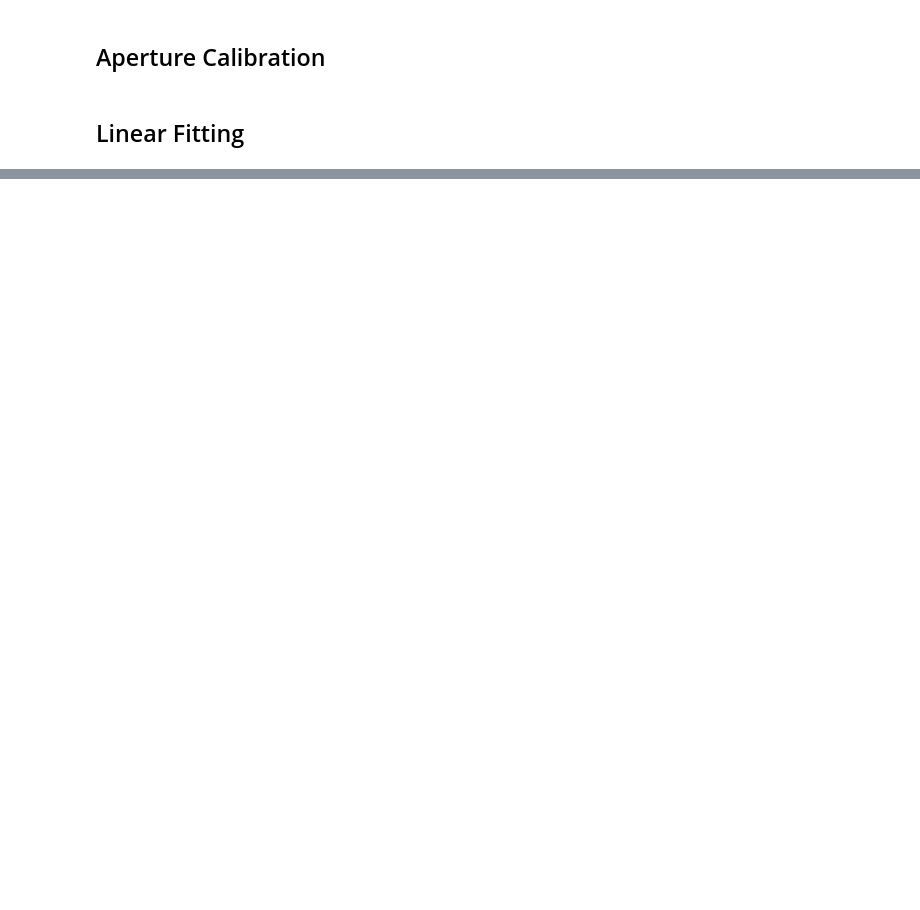
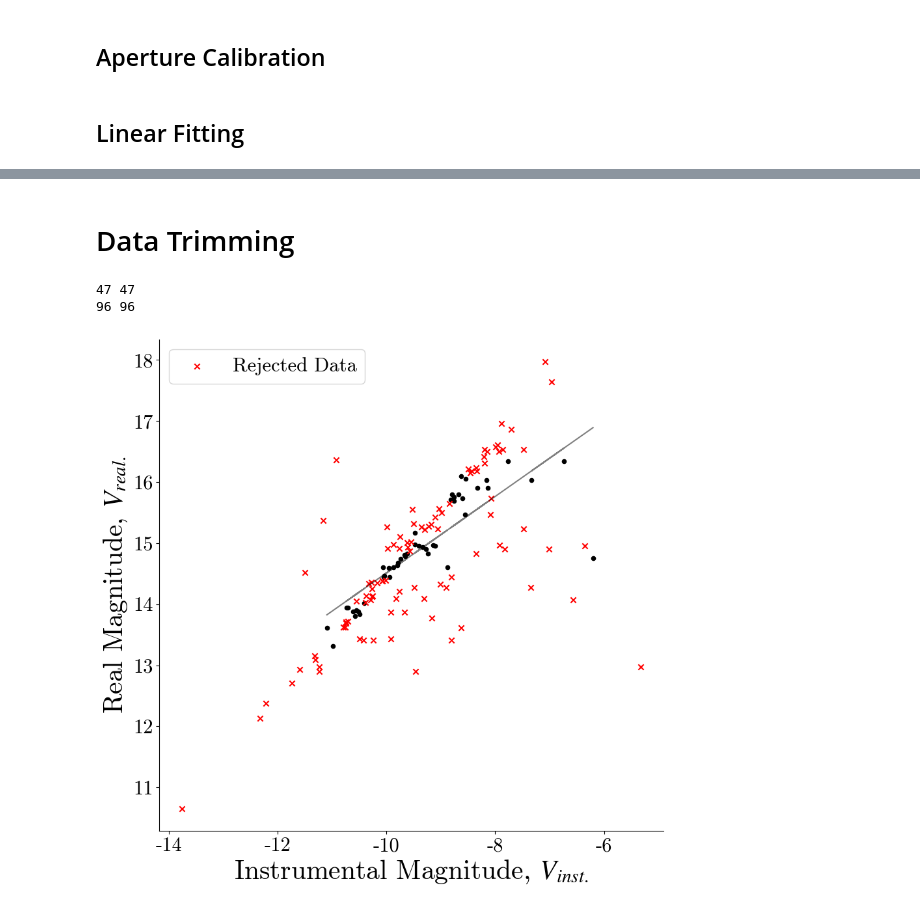
Before and after one commit to OwenJohnsons/Final_Year_Project, a Jupyter notebook: Code/magnitude.calibration.ipynb, the cells around one changed output, grey strips where cells are left out. Saved outputs shown, nothing was run; the diff lists cells and outputs as text; code cells hidden in the pictures; blank space fills up the shorter version.

```diff
--- a/Code/magnitude.calibration.ipynb
+++ b/Code/magnitude.calibration.ipynb
@@ -284,0 +313,66 @@ plt.savefig('calibration_parameters/plots/' + target_name + '.png')
+# %% [markdown]
+# Data Trimming
+# %%
+fake_data_x = obs_mag
+fake_data_y = catalog_mag
+
+limit = .5
+
+num_bin_intervals = 10 # approx number of averaging windows
+window_boundaries = np.linspace(min(fake_data_x),max(fake_data_x),int(len(fake_data_x)/num_bin_intervals)) # window boundaries
+y_good = [] # list to collect the "well-behaved" y-axis data
+x_good = [] # list to collect the "well-behaved" x-axis data
+y_outlier = []
+x_outlier = []
+
+for i in range(len(window_boundaries)-1):
+
+    # create a boolean mask to select the data within the averaging window
+    window_indices = (fake_data_x<=window_boundaries[i+1]) & (fake_data_x>window_boundaries[i])
+    # separate the pieces of data in the window
+    fake_data_x_slice = fake_data_x[window_indices]
+    fake_data_y_slice = fake_data_y[window_indices]
+
+    # calculate the mean y_value in the window
+    y_mean = np.mean(fake_data_y_slice)
+    y_std = np.std(fake_data_y_slice)
+
+    # choose and select the outliers
+    y_outliers = fake_data_y_slice[np.abs(fake_data_y_slice-y_mean)>=limit*y_std]
+    x_outliers = fake_data_x_slice[np.abs(fake_data_y_slice-y_mean)>=limit*y_std]
+
+    # choose and select the good ones
+    y_goodies = fake_data_y_slice[np.abs(fake_data_y_slice-y_mean)<limit*y_std]
+    x_goodies = fake_data_x_slice[np.abs(fake_data_y_slice-y_mean)<limit*y_std]
+
+    # extend the lists with all the good and the bad
+    y_good.extend(list(y_goodies))
+    y_outlier.extend(list(y_outliers))
+    x_good.extend(list(x_goodies))
+    x_outlier.extend(list(x_outliers))
+
+print(len(y_good), len(x_good))
+print(len(y_outlier), len(x_outlier))
+
+# --- fitting data for graph ---
+popt, pcov = curve_fit(lin_func, x_good, y_good)#, sigma = (catalog_mag_err))
+fit_data = lin_func(np.array(x_good), popt[0], popt[1])
+slope_err = np.sqrt(pcov[0][0]); const_err = np.sqrt(pcov[1][1])
+
+# --- Saving Fit Parameters ---
+data = {'params': popt, 'param_err': [slope_err, const_err]}
+df = pd.DataFrame(data)
+df.to_csv(r'calibration_parameters/' + target_name + '.txt', index=None, sep=' ', mode='a')
+
+plt.scatter(x_good,y_good, color = 'black', s = 20)
+plt.scatter(x_outlier,y_outlier, marker = 'x', color = 'red', label = 'Rejected Data')
+# plt.errorbar(x_good, y_good, yerr=catalog_mag_err, ls = 'None', capsize = .5, color = 'black')
+
+plt.plot(x_good, fit_data, 'k-', alpha = 0.5)
+plt.xlabel('Instrumental Magnitude, $V_{{inst.}}$'); plt.ylabel('Real Magnitude, $V_{real.}$')
+plt.legend()
+plt.savefig('calibration_parameters/plots/' + target_name + '.png')
+# %% [output]
+47 47
+96 96
+[figure, added]
```
Also changed, not shown: parts of 13 cells of this notebook, 1 other file.
